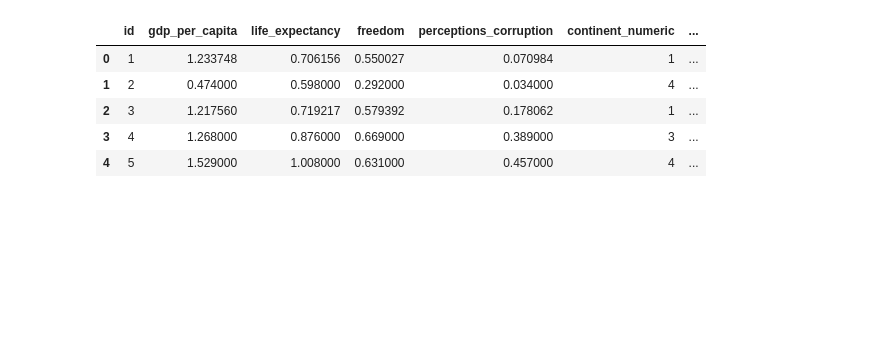
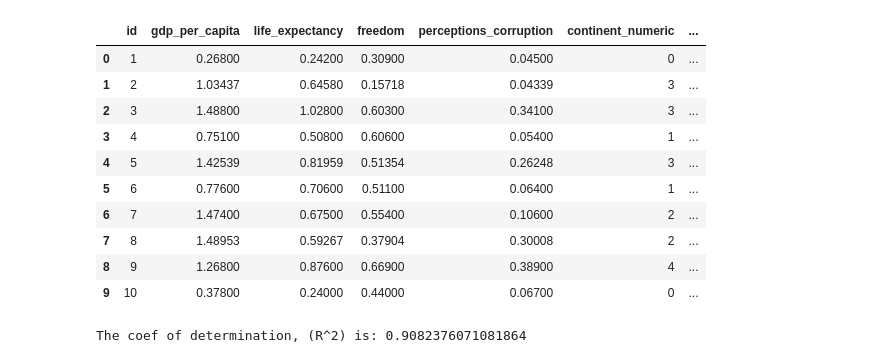
Before and after one commit to sebas1193/happiness-forecast, a Jupyter notebook: notebooks/003_model_evaluation.ipynb, the cells around one changed output. Saved outputs shown, nothing was run; the diff lists cells and outputs as text; code cells hidden in the pictures; blank space fills up the shorter version.

```diff
--- a/notebooks/003_model_evaluation.ipynb
+++ b/notebooks/003_model_evaluation.ipynb
@@ -5,5 +5,5 @@ sys.path.append(os.path.abspath(os.path.join('..', 'utils'))
 from db_postgres import *
 # %%
 df_all_data = get_all_data()
-df_all_data.head()
+df_all_data.head(10)
 # %% [output]
@@ -12,9 +12,14 @@ df_all_data.head()
 |  | id | gdp_per_capita | life_expectancy | freedom | perceptions_corruption | continent_numeric | ... |
-| 0 | 1 | 1.233748 | 0.706156 | 0.550027 | 0.070984 | 1 | ... |
-| 1 | 2 | 0.474000 | 0.598000 | 0.292000 | 0.034000 | 4 | ... |
-| 2 | 3 | 1.217560 | 0.719217 | 0.579392 | 0.178062 | 1 | ... |
-| 3 | 4 | 1.268000 | 0.876000 | 0.669000 | 0.389000 | 3 | ... |
-| 4 | 5 | 1.529000 | 1.008000 | 0.631000 | 0.457000 | 4 | ... |
+| 0 | 1 | 0.26800 | 0.24200 | 0.30900 | 0.04500 | 0 | ... |
+| 1 | 2 | 1.03437 | 0.64580 | 0.15718 | 0.04339 | 3 | ... |
+| 2 | 3 | 1.48800 | 1.02800 | 0.60300 | 0.34100 | 3 | ... |
+| 3 | 4 | 0.75100 | 0.50800 | 0.60600 | 0.05400 | 1 | ... |
+| 4 | 5 | 1.42539 | 0.81959 | 0.51354 | 0.26248 | 3 | ... |
+| 5 | 6 | 0.77600 | 0.70600 | 0.51100 | 0.06400 | 1 | ... |
+| 6 | 7 | 1.47400 | 0.67500 | 0.55400 | 0.10600 | 2 | ... |
+| 7 | 8 | 1.48953 | 0.59267 | 0.37904 | 0.30008 | 2 | ... |
+| 8 | 9 | 1.26800 | 0.87600 | 0.66900 | 0.38900 | 4 | ... |
+| 9 | 10 | 0.37800 | 0.24000 | 0.44000 | 0.06700 | 0 | ... |
 # %%
 # Extract the true and predicted values
 y_true = df_all_data['happiness_score']
@@ -22,4 +27,6 @@ y_pred = df_all_data['happiness_prediction']
 
 # Calculate the R^2 score
 r2 = r2_score(y_true, y_pred)
-print(f"The coefficient of determination (R²) is: {r2}")
+print(f"The coef of determination, (R^2) is: {r2}")
+# %% [output]
+The coef of determination, (R^2) is: 0.9082376071081864
```
Also changed, not shown: parts of 2 cells of this notebook, 5 other files.
